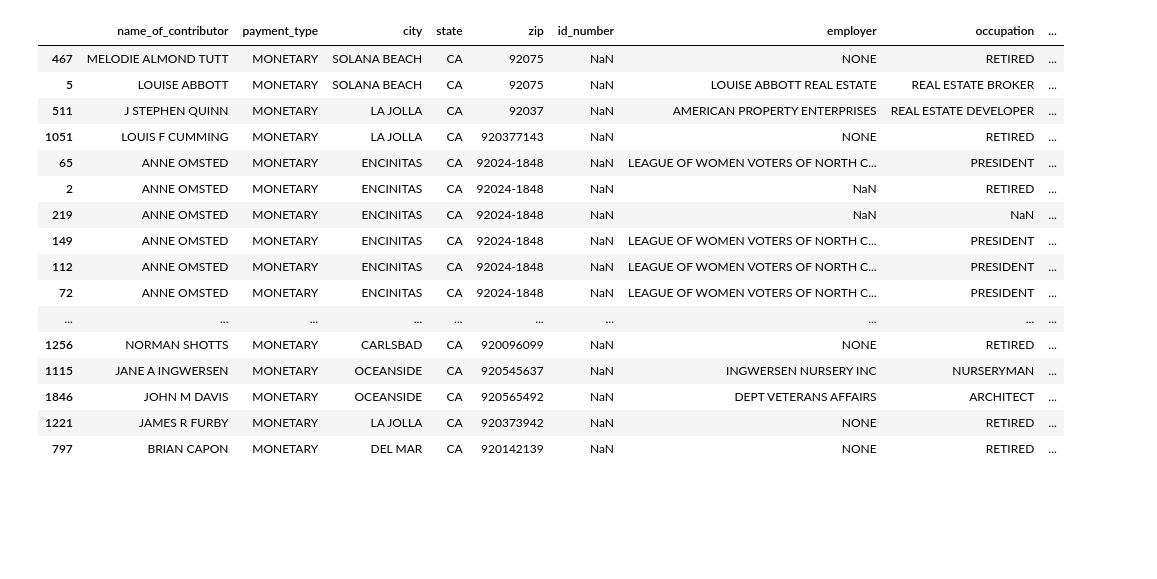
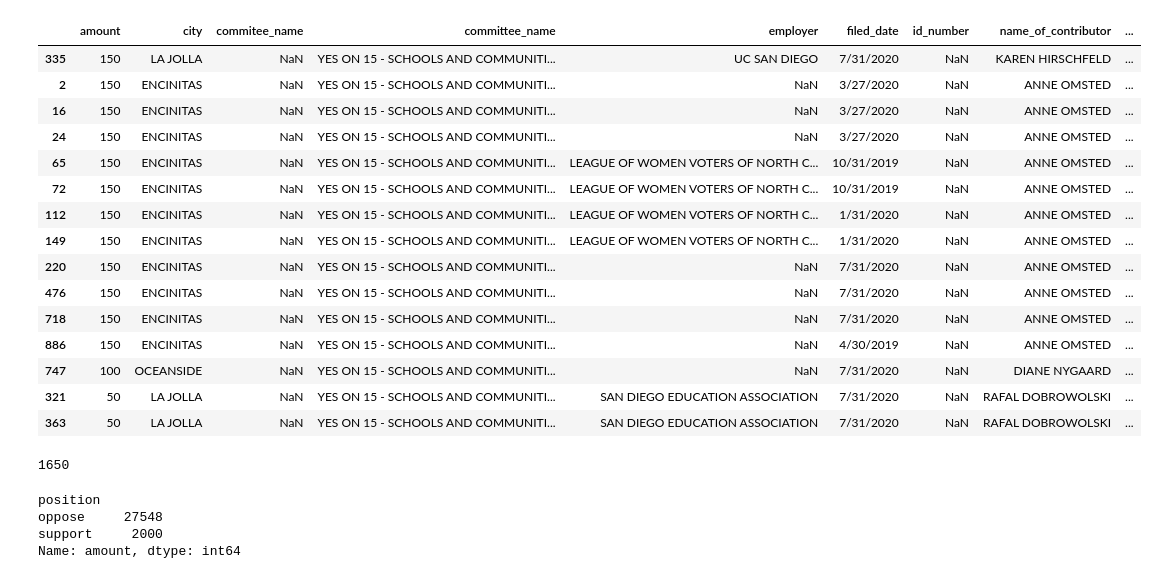
Before and after one commit to lukeharold/nov_2020_ballot_measures, a Jupyter notebook: 2020_ballot_measures/2020_ballot_measures_notebook/property_tax_reform.ipynb, the cells around one changed output. Saved outputs shown, nothing was run; the diff lists cells and outputs as text; code cells hidden in the pictures; blank space fills up the shorter version.

```diff
--- a/2020_ballot_measures/2020_ballot_measures_notebook/property_tax_reform.ipynb
+++ b/2020_ballot_measures/2020_ballot_measures_notebook/property_tax_reform.ipynb
@@ -37,5 +70,0 @@ contribs = pd.concat([committee_1, committee_2, committee_3, committee_4, commit
-# %%
-pd.set_option('display.max_rows', 200)
-pd.set_option('display.max_columns', None)
-pd.set_option('display.width', None)
-pd.set_option('display.max_colwidth', None)
@@ -42,3 +114,5 @@ pd.set_option('display.max_colwidth', None)
+# %%
+pd.set_option('display.max_rows', None)
 # %%
 ## contributions from San Diego/North County coastal area
 # %%
@@ -59,8 +133,6 @@ OC_contribs = contribs[contribs.city == "OCEANSIDE"]
 CB_contribs = contribs[contribs.city == "CARLSBAD"]
 # %%
 NCC_contribs = pd.concat([DM_contribs, SB_contribs, LJ_contribs, ENC_contribs, RSF_contribs, OC_contribs, CB_contribs])
-# %%
-NCC_contribs['amount'] = NCC_contribs['amount'].replace({'\$': '', ',': ''}, regex=True).astype(float)
 # %%
 NCC_contribs.info()
 # %% [output]
@@ -87,23 +159,24 @@ memory usage: 5.0+ KB
 
 ## Interestingly enough, Encinitas resident and NC League of Women Voters president
 ## Anne Omsted has been donating money in support of the measure
+# %%
+north_county_supporters = NCC_contribs[NCC_contribs.position == "support"]
 # %%
-NCC_contribs.sort_values("amount", ascending = False)
+north_county_supporters.sort_values("amount", ascending = False)
 # %% [output]
-|  | name_of_contributor | payment_type | city | state | zip | id_number | employer | occupation | ... |
-| 467 | MELODIE ALMOND TUTT | MONETARY | SOLANA BEACH | CA | 92075 | NaN | NONE | RETIRED | ... |
-| 5 | LOUISE ABBOTT | MONETARY | SOLANA BEACH | CA | 92075 | NaN | LOUISE ABBOTT REAL ESTATE | REAL ESTATE BROKER | ... |
-| 511 | J STEPHEN QUINN | MONETARY | LA JOLLA | CA | 92037 | NaN | AMERICAN PROPERTY ENTERPRISES | REAL ESTATE DEVELOPER | ... |
-| 1051 | LOUIS F CUMMING | MONETARY | LA JOLLA | CA | 920377143 | NaN | NONE | RETIRED | ... |
-| 65 | ANNE OMSTED | MONETARY | ENCINITAS | CA | 92024-1848 | NaN | LEAGUE OF WOMEN VOTERS OF NORTH C... | PRESIDENT | ... |
-| 2 | ANNE OMSTED | MONETARY | ENCINITAS | CA | 92024-1848 | NaN | NaN | RETIRED | ... |
-| 219 | ANNE OMSTED | MONETARY | ENCINITAS | CA | 92024-1848 | NaN | NaN | NaN | ... |
-| 149 | ANNE OMSTED | MONETARY | ENCINITAS | CA | 92024-1848 | NaN | LEAGUE OF WOMEN VOTERS OF NORTH C... | PRESIDENT | ... |
-| 112 | ANNE OMSTED | MONETARY | ENCINITAS | CA | 92024-1848 | NaN | LEAGUE OF WOMEN VOTERS OF NORTH C... | PRESIDENT | ... |
-| 72 | ANNE OMSTED | MONETARY | ENCINITAS | CA | 92024-1848 | NaN | LEAGUE OF WOMEN VOTERS OF NORTH C... | PRESIDENT | ... |
-| ... | ... | ... | ... | ... | ... | ... | ... | ... | ... |
-| 1256 | NORMAN SHOTTS | MONETARY | CARLSBAD | CA | 920096099 | NaN | NONE | RETIRED | ... |
-| 1115 | JANE A INGWERSEN | MONETARY | OCEANSIDE | CA | 920545637 | NaN | INGWERSEN NURSERY INC | NURSERYMAN | ... |
-| 1846 | JOHN M DAVIS | MONETARY | OCEANSIDE | CA | 920565492 | NaN | DEPT VETERANS AFFAIRS | ARCHITECT | ... |
-| 1221 | JAMES R FURBY | MONETARY | LA JOLLA | CA | 920373942 | NaN | NONE | RETIRED | ... |
-| 797 | BRIAN CAPON | MONETARY | DEL MAR | CA | 920142139 | NaN | NONE | RETIRED | ... |
+|  | amount | city | commitee_name | committee_name | employer | filed_date | id_number | name_of_contributor | ... |
+| 335 | 150 | LA JOLLA | NaN | YES ON 15 - SCHOOLS AND COMMUNITI... | UC SAN DIEGO | 7/31/2020 | NaN | KAREN HIRSCHFELD | ... |
+| 2 | 150 | ENCINITAS | NaN | YES ON 15 - SCHOOLS AND COMMUNITI... | NaN | 3/27/2020 | NaN | ANNE OMSTED | ... |
+| 16 | 150 | ENCINITAS | NaN | YES ON 15 - SCHOOLS AND COMMUNITI... | NaN | 3/27/2020 | NaN | ANNE OMSTED | ... |
+| 24 | 150 | ENCINITAS | NaN | YES ON 15 - SCHOOLS AND COMMUNITI... | NaN | 3/27/2020 | NaN | ANNE OMSTED | ... |
+| 65 | 150 | ENCINITAS | NaN | YES ON 15 - SCHOOLS AND COMMUNITI... | LEAGUE OF WOMEN VOTERS OF NORTH C... | 10/31/2019 | NaN | ANNE OMSTED | ... |
+| 72 | 150 | ENCINITAS | NaN | YES ON 15 - SCHOOLS AND COMMUNITI... | LEAGUE OF WOMEN VOTERS OF NORTH C... | 10/31/2019 | NaN | ANNE OMSTED | ... |
+| 112 | 150 | ENCINITAS | NaN | YES ON 15 - SCHOOLS AND COMMUNITI... | LEAGUE OF WOMEN VOTERS OF NORTH C... | 1/31/2020 | NaN | ANNE OMSTED | ... |
+| 149 | 150 | ENCINITAS | NaN | YES ON 15 - SCHOOLS AND COMMUNITI... | LEAGUE OF WOMEN VOTERS OF NORTH C... | 1/31/2020 | NaN | ANNE OMSTED | ... |
+| 220 | 150 | ENCINITAS | NaN | YES ON 15 - SCHOOLS AND COMMUNITI... | NaN | 7/31/2020 | NaN | ANNE OMSTED | ... |
+| 476 | 150 | ENCINITAS | NaN | YES ON 15 - SCHOOLS AND COMMUNITI... | NaN | 7/31/2020 | NaN | ANNE OMSTED | ... |
+| 718 | 150 | ENCINITAS | NaN | YES ON 15 - SCHOOLS AND COMMUNITI... | NaN | 7/31/2020 | NaN | ANNE OMSTED | ... |
+| 886 | 150 | ENCINITAS | NaN | YES ON 15 - SCHOOLS AND COMMUNITI... | NaN | 4/30/2019 | NaN | ANNE OMSTED | ... |
+| 747 | 100 | OCEANSIDE | NaN | YES ON 15 - SCHOOLS AND COMMUNITI... | NaN | 7/31/2020 | NaN | DIANE NYGAARD | ... |
+| 321 | 50 | LA JOLLA | NaN | YES ON 15 - SCHOOLS AND COMMUNITI... | SAN DIEGO EDUCATION ASSOCIATION | 7/31/2020 | NaN | RAFAL DOBROWOLSKI | ... |
+| 363 | 50 | LA JOLLA | NaN | YES ON 15 - SCHOOLS AND COMMUNITI... | SAN DIEGO EDUCATION ASSOCIATION | 7/31/2020 | NaN | RAFAL DOBROWOLSKI | ... |
@@ -109,0 +186,11 @@ NCC_contribs.sort_values("amount", ascending = False)
+# %%
+north_county_supporters[north_county_supporters.name_of_contributor == "ANNE OMSTED"].amount.sum()
+# %% [output]
+1650
+# %%
+NCC_contribs.groupby("position").amount.sum()
+# %% [output]
+position
+oppose     27548
+support     2000
+Name: amount, dtype: int64
```
Also changed, not shown: parts of 26 cells of this notebook, 18 other files.
